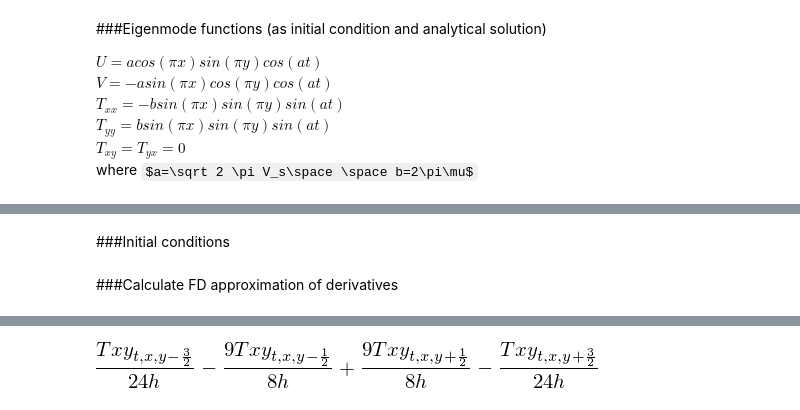
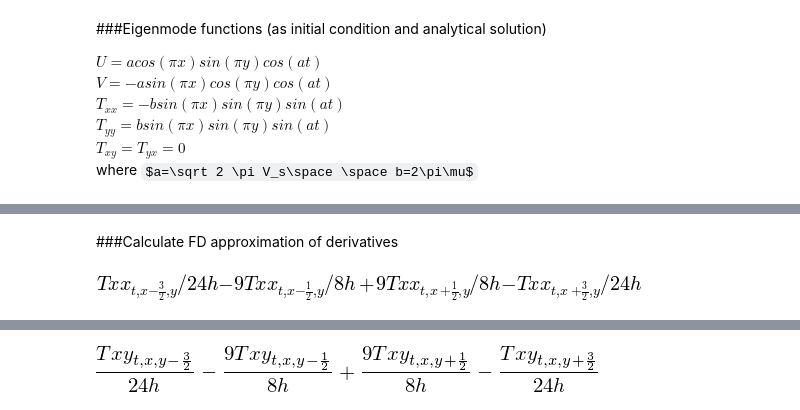
Before and after one commit to devitocodes/opesci-fd, a Jupyter notebook: codegen/refactor.ipynb, the cells around one changed output, grey strips where cells are left out. Saved outputs shown, nothing was run; the diff lists cells and outputs as text; code cells hidden in the pictures; some formulas as TeX source.

```diff
--- a/codegen/refactor.ipynb
+++ b/codegen/refactor.ipynb
@@ -61,4 +52,0 @@ grid.functions[U].subs(t,1)
-# %%
-U,V,Txx,Tyy,Txy = IndexedBases('U V Txx Tyy Txy')
-beta, lam, mu = symbols('beta lambda mu')
-x,y,t,t1,h,dt,a,b, Vs, dimx, dimy, xx, yy = symbols('x y t t1 h dt a b Vs dimx dimy xx yy')
@@ -69,2 +52,0 @@ hf = Rational(1,2) #1/2
-# %% [markdown]
-###Initial conditions
@@ -105,0 +57,4 @@ DyTxy = Deriv_half_2(Txy,l,2,h,accuracy_space)[1]
+# %%
+grid.Dx[Txx]
+# %% [output]
+[figure, added]
```
Also changed, not shown: parts of 18 cells of this notebook, 8 other files.
